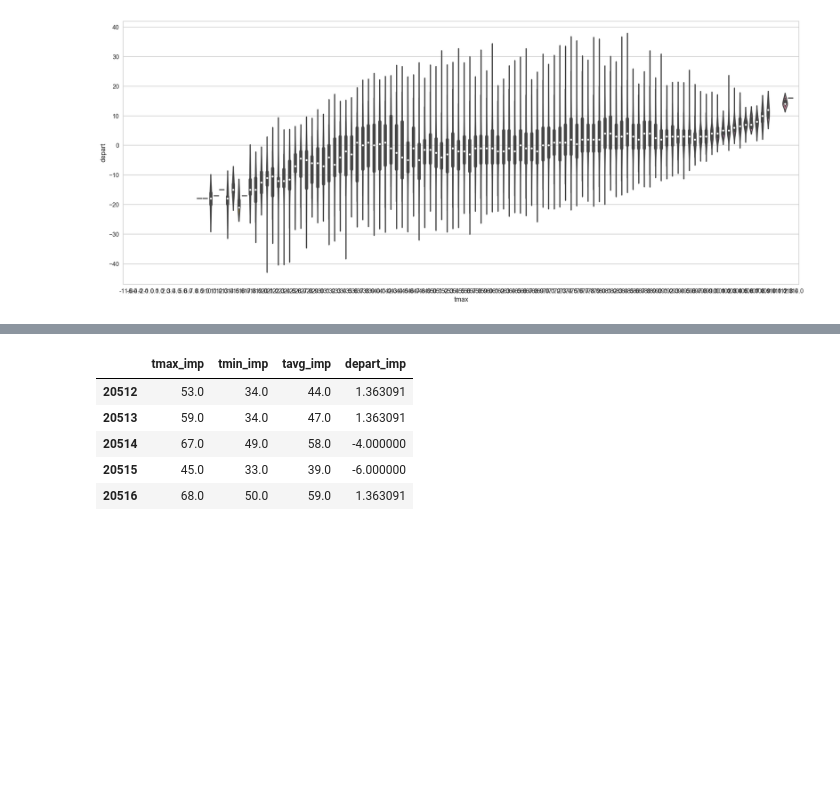
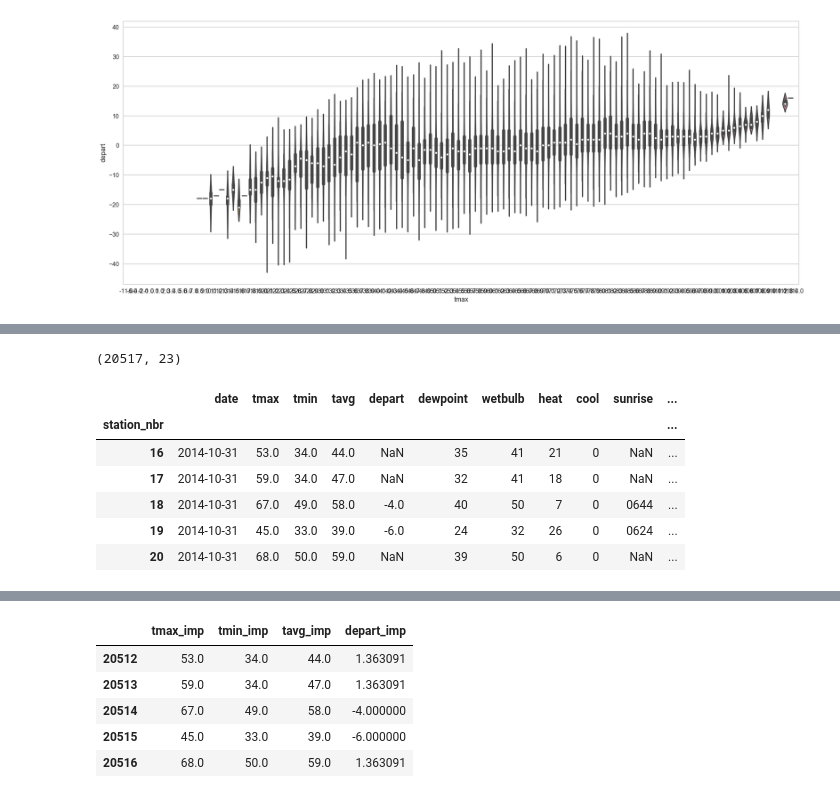
Before and after one commit to j-haaaaan/dss7_regproj1-walmart, a Jupyter notebook: EDA(Preprocessing).ipynb, the cells around one changed output, grey strips where cells are left out. Cells and saved outputs as stored; diff of their text form; code cells hidden in the pictures; blank space fills up the shorter version.

```diff
--- a/EDA(Preprocessing).ipynb
+++ b/EDA(Preprocessing).ipynb
@@ -264,0 +279,12 @@ plt.show()
+# %%
+print(np.shape(df_st1))
+df_st1.tail()
+# %% [output]
+(20517, 23)
+|  | date | tmax | tmin | tavg | depart | dewpoint | wetbulb | heat | cool | sunrise | ... |
+| station_nbr |  |  |  |  |  |  |  |  |  |  | ... |
+| 16 | 2014-10-31 | 53.0 | 34.0 | 44.0 | NaN | 35 | 41 | 21 | 0 | NaN | ... |
+| 17 | 2014-10-31 | 59.0 | 34.0 | 47.0 | NaN | 32 | 41 | 18 | 0 | NaN | ... |
+| 18 | 2014-10-31 | 67.0 | 49.0 | 58.0 | -4.0 | 40 | 50 | 7 | 0 | 0644 | ... |
+| 19 | 2014-10-31 | 45.0 | 33.0 | 39.0 | -6.0 | 24 | 32 | 26 | 0 | 0624 | ... |
+| 20 | 2014-10-31 | 68.0 | 50.0 | 59.0 | NaN | 39 | 50 | 6 | 0 | NaN | ... |
```
Also changed, not shown: parts of 11 cells of this notebook.
